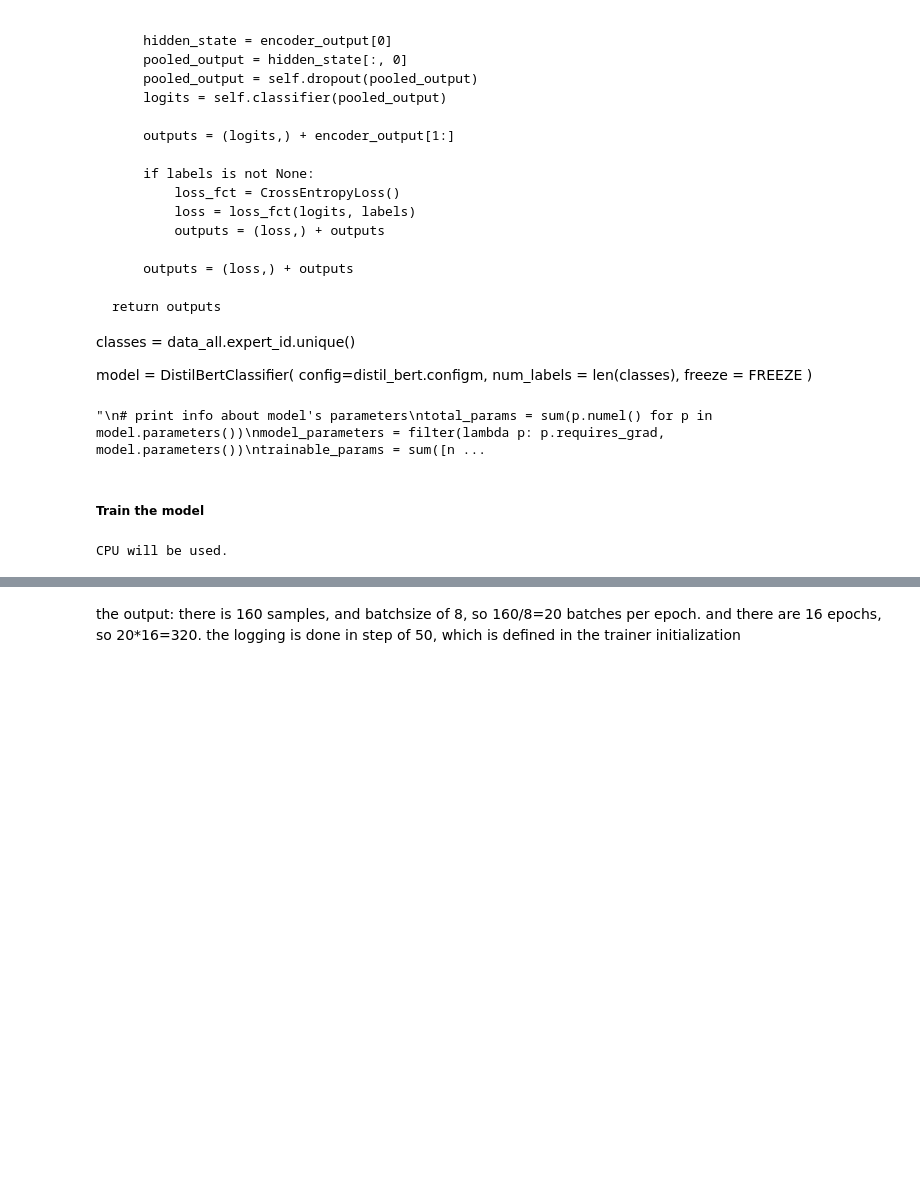
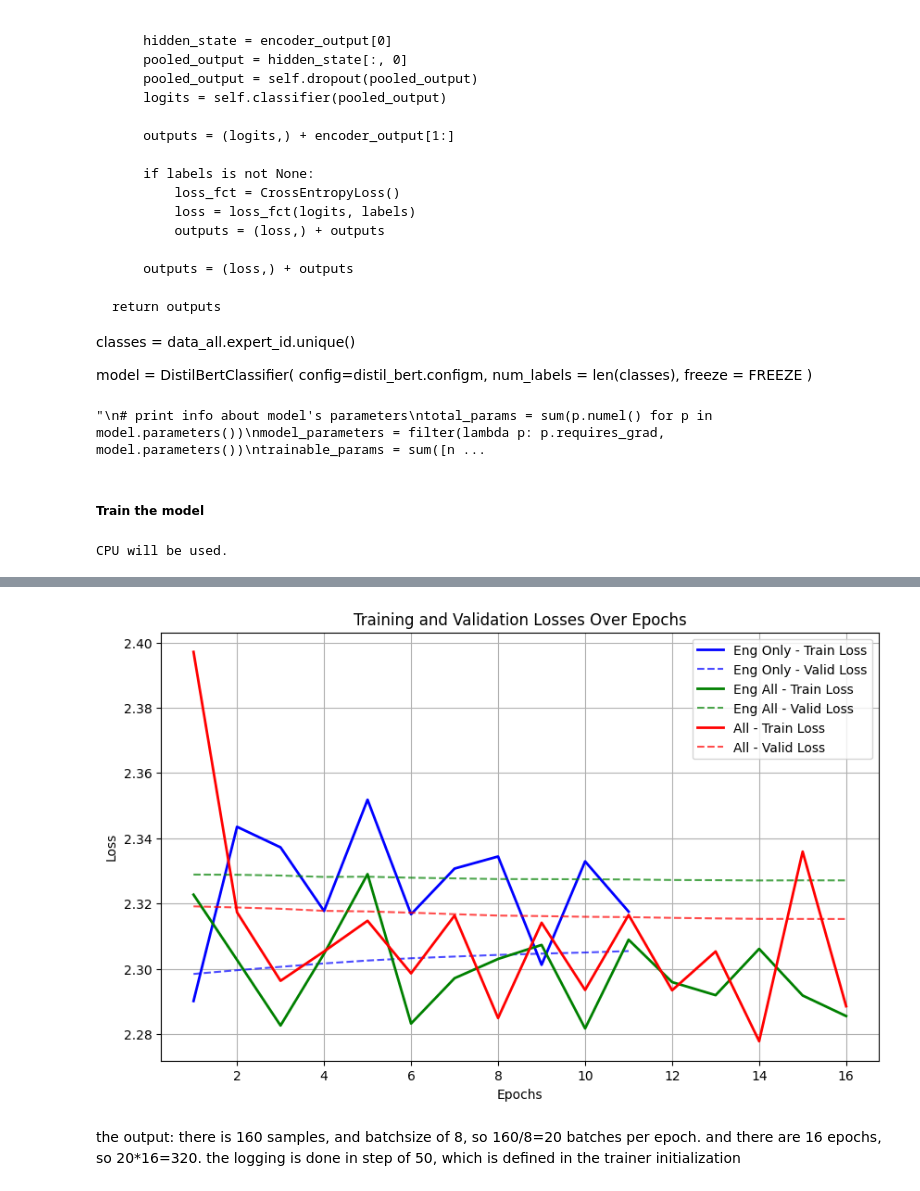
Before and after one commit to DavidSevic/expert-prediction-nlp, a Jupyter notebook: project.ipynb, the cells around one changed output, grey strips where cells are left out. Drawn from its saved outputs; the diff is of its cells as text; code cells hidden in the pictures; blank space fills up the shorter version.

```diff
--- a/project.ipynb
+++ b/project.ipynb
@@ -446,7 +476,7 @@ MAX_LEN = 0
 
 tokenizer = DistilBertTokenizer.from_pretrained('distilbert-base-uncased', padding=True, truncation=True)
 
-all_data = np.concatenate((x_train_all, x_test_all))
+all_data = np.concatenate((x_train_all, x_valid_all, x_test_all))
 
 # let's check out how the tokenizer works
 for i in range(len(all_data)):
@@ -869,3 +923,62 @@ train_results_all = trainer_all.train()
+# %%
+def plot_losses(trainers, labels, colors):
+    """
+    Plots training and validation losses over epochs for multiple trainers.
+
+    Args:
+        trainers (list): List of Trainer objects.
+        labels (list): List of labels for each trainer.
+        colors (list): List of base colors for each model.
+    """
+    plt.figure(figsize=(10, 6))
+
+    for trainer, label, color in zip(trainers, labels, colors):
+        # Extract log history
+        log_history = trainer.state.log_history
+
+        # Filter epoch-level training losses (ensure 'epoch' key exists)
+        train_losses = [
+            entry['loss'] for entry in log_history
+            if 'loss' in entry and 'epoch' in entry
+        ]
+        # Extract validation losses (eval_loss at the end of each epoch)
+        eval_losses = [
+            entry['eval_loss'] for entry in log_history
+            if 'eval_loss' in entry
+        ]
+
+        # Ensure lengths match
+        min_length = min(len(train_losses), len(eval_losses))
+        train_losses = train_losses[:min_length]
+        eval_losses = eval_losses[:min_length]
+
+        # Define x-axis for epochs
+        epochs = range(1, min_length + 1)
+
+        # Plot training and validation losses
+        plt.plot(epochs, train_losses, label=f"{label} - Train Loss", color=color, linewidth=2)
+        plt.plot(epochs, eval_losses, label=f"{label} - Valid Loss", color=color, linestyle='dashed', alpha=0.7)
+
+    # Add labels, legend, and grid
+    plt.xlabel("Epochs")
+    plt.ylabel("Loss")
+    plt.title("Training and Validation Losses Over Epochs")
+    plt.legend()
+    plt.grid(True)
+    plt.show()
+
+
+
+
+
+# Plot losses
+plot_losses(
+    trainers=[trainer_eng_only, trainer_eng_all, trainer_all],
+    labels=["Eng Only", "Eng All", "All"],
+    colors=["blue", "green", "red"]  # Base colors for each model
+)
+# %% [output]
+[figure, added]
 # %% [markdown]
 the output: there is 160 samples, and batchsize of 8, so 160/8=20 batches per epoch. and there are 16 epochs, so 20*16=320. the logging is done in step of 50, which is defined in the trainer initialization
 # %%
```
Also changed, not shown: parts of 21 cells of this notebook.
